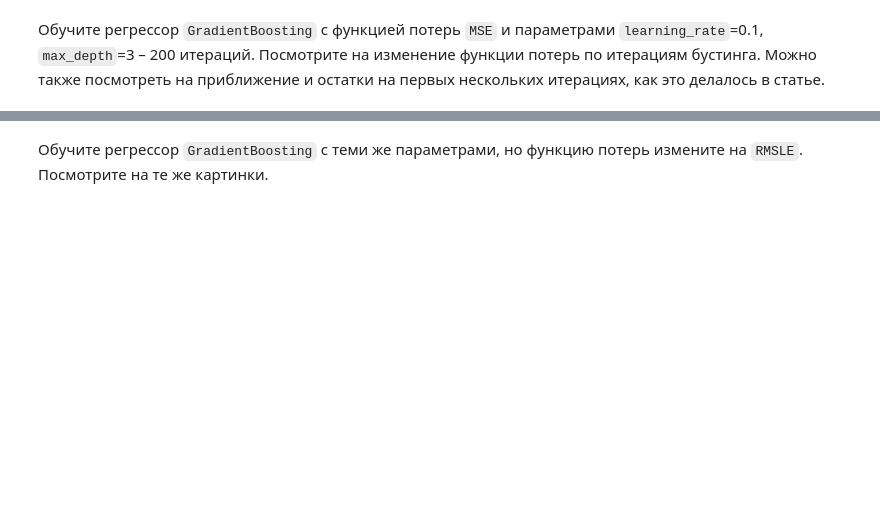
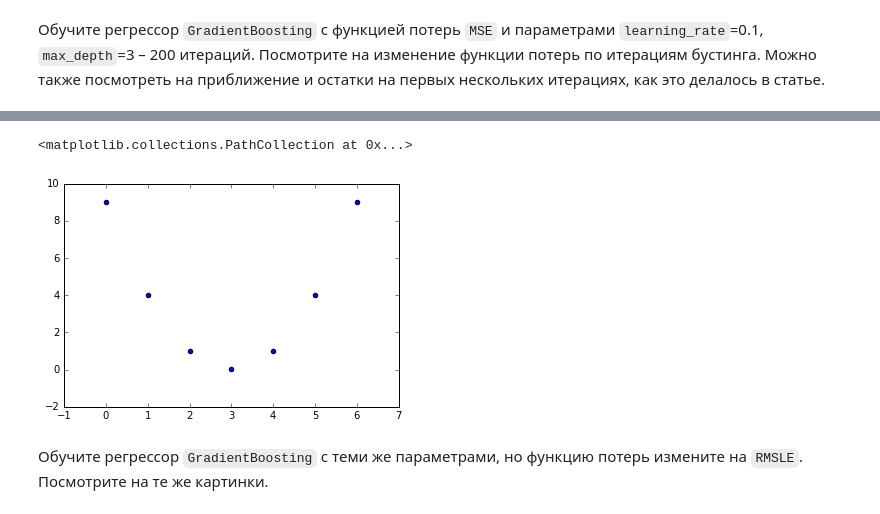
Before and after one commit to borowis/mlcourse_open, a Jupyter notebook: jupyter_notebooks/topic10_boosting/my_hw10_implement_boostinga.ipynb, the cells around one changed output, grey strips where cells are left out. Drawn from its saved outputs; the diff is of its cells as text; code cells hidden in the pictures; blank space fills up the shorter version.

```diff
--- a/jupyter_notebooks/topic10_boosting/my_hw10_implement_boostinga.ipynb
+++ b/jupyter_notebooks/topic10_boosting/my_hw10_implement_boostinga.ipynb
@@ -154,2 +231,7 @@ plt.scatter(X_regr_toy, y_regr_toy);
+# %%
+plt.scatter(X_regr_toy, gbm.predict(X_regr_toy))
+# %% [output]
+<matplotlib.collections.PathCollection at 0x...>
+[figure, added]
 # %% [markdown]
 Обучите регрессор `GradientBoosting` с теми же параметрами, но функцию потерь измените на `RMSLE`. Посмотрите на те же картинки.
```
Also changed, not shown: parts of 27 cells of this notebook.
